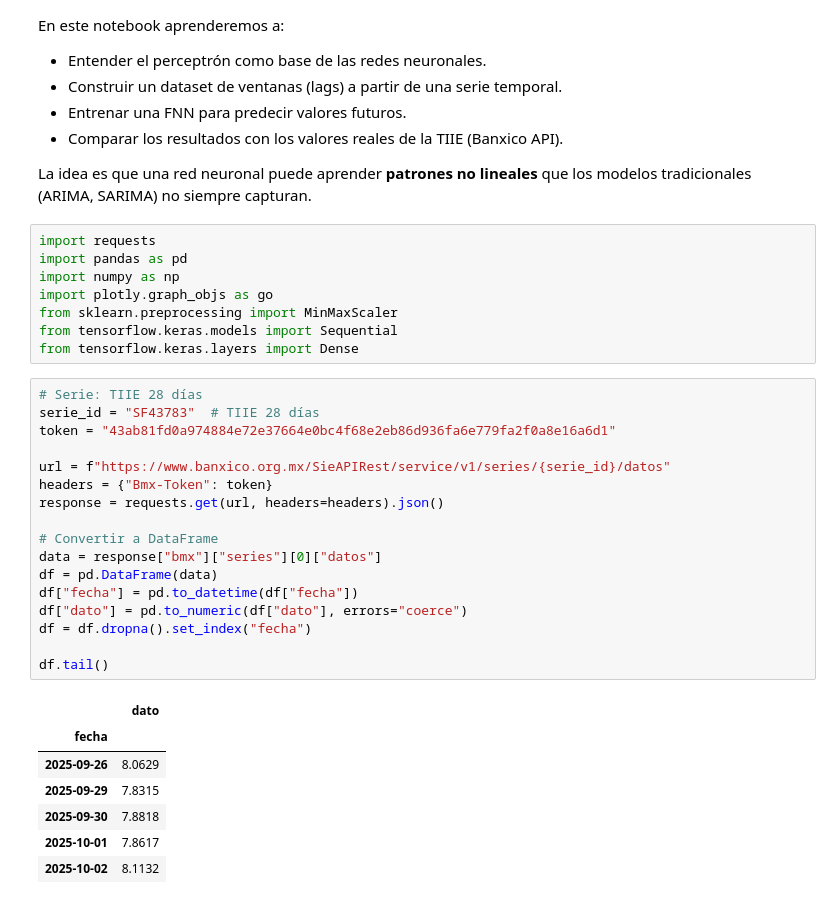
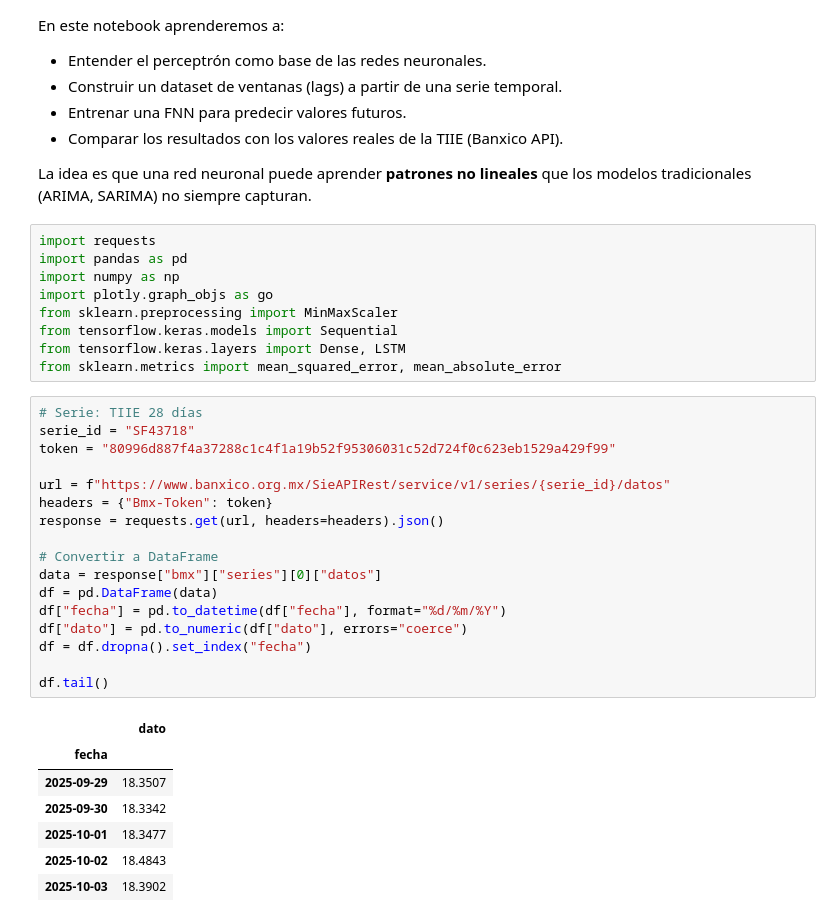
Before and after one commit to priscilacervantes25/Pr-ctica-FNN, a Jupyter notebook: FNN_en_Series_de_Tiempo.ipynb, the cells around one changed output. Cells and saved outputs as stored; diff of their text form.

```diff
--- a/FNN_en_Series_de_Tiempo.ipynb
+++ b/FNN_en_Series_de_Tiempo.ipynb
@@ -25,29 +25,30 @@ import numpy as np
 import plotly.graph_objs as go
 from sklearn.preprocessing import MinMaxScaler
 from tensorflow.keras.models import Sequential
-from tensorflow.keras.layers import Dense
+from tensorflow.keras.layers import Dense, LSTM
+from sklearn.metrics import mean_squared_error, mean_absolute_error
 # %%
 # Serie: TIIE 28 días
-serie_id = "SF43783"  # TIIE 28 días
-token = "43ab81fd0a974884e72e37664e0bc4f68e2eb86d936fa6e779fa2f0a8e16a6d1"
+serie_id = "SF43718"
+token = "80996d887f4a37288c1c4f1a19b52f95306031c52d724f0c623eb1529a429f99"
 
 url = f"https://www.banxico.org.mx/SieAPIRest/service/v1/series/{serie_id}/datos"
 headers = {"Bmx-Token": token}
 response = requests.get(url, headers=headers).json()
 
 # Convertir a DataFrame
 data = response["bmx"]["series"][0]["datos"]
 df = pd.DataFrame(data)
-df["fecha"] = pd.to_datetime(df["fecha"])
+df["fecha"] = pd.to_datetime(df["fecha"], format="%d/%m/%Y")
 df["dato"] = pd.to_numeric(df["dato"], errors="coerce")
 df = df.dropna().set_index("fecha")
 
 df.tail()
 # %% [output]
 |  | dato |
 | fecha |  |
-| 2025-09-26 | 8.0629 |
-| 2025-09-29 | 7.8315 |
-| 2025-09-30 | 7.8818 |
-| 2025-10-01 | 7.8617 |
-| 2025-10-02 | 8.1132 |
+| 2025-09-29 | 18.3507 |
+| 2025-09-30 | 18.3342 |
+| 2025-10-01 | 18.3477 |
+| 2025-10-02 | 18.4843 |
+| 2025-10-03 | 18.3902 |
```
Also changed, not shown: parts of 7 cells of this notebook.
